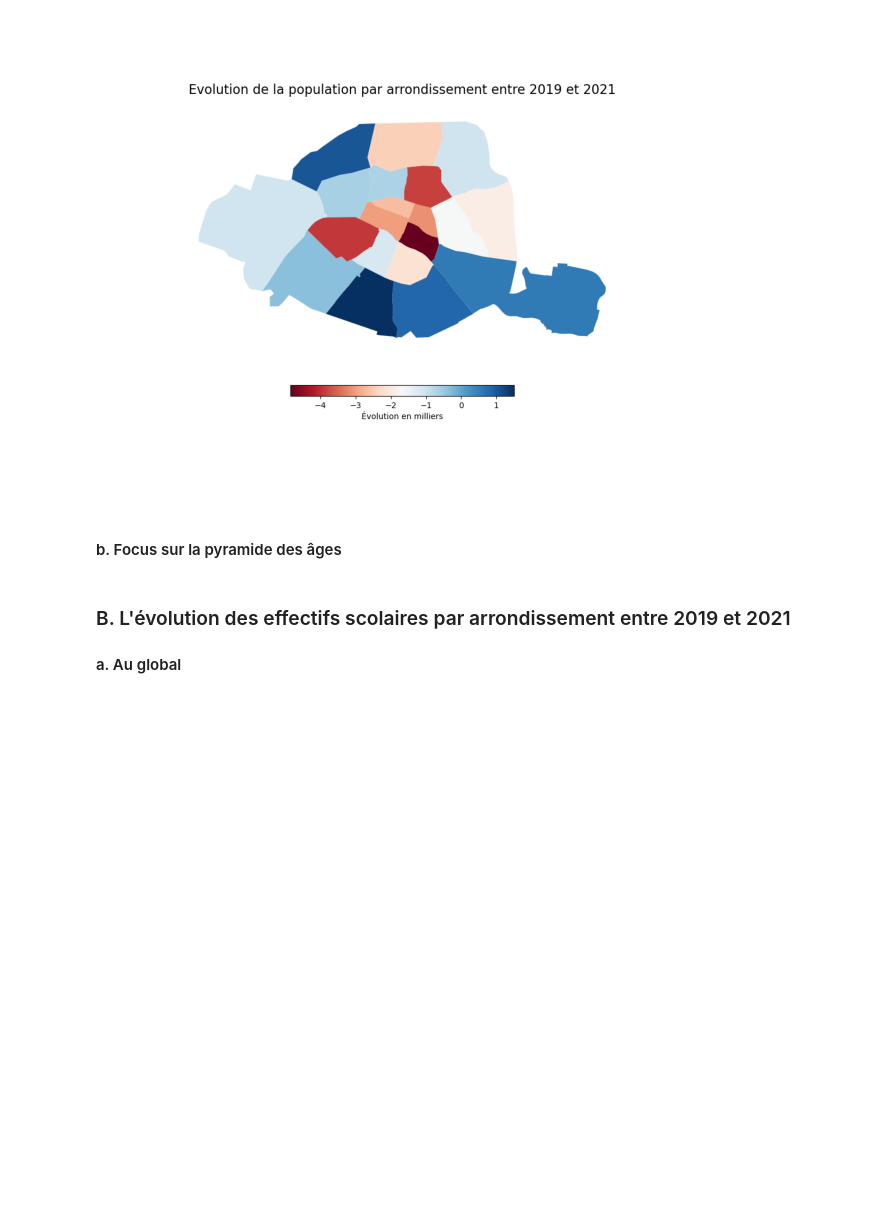
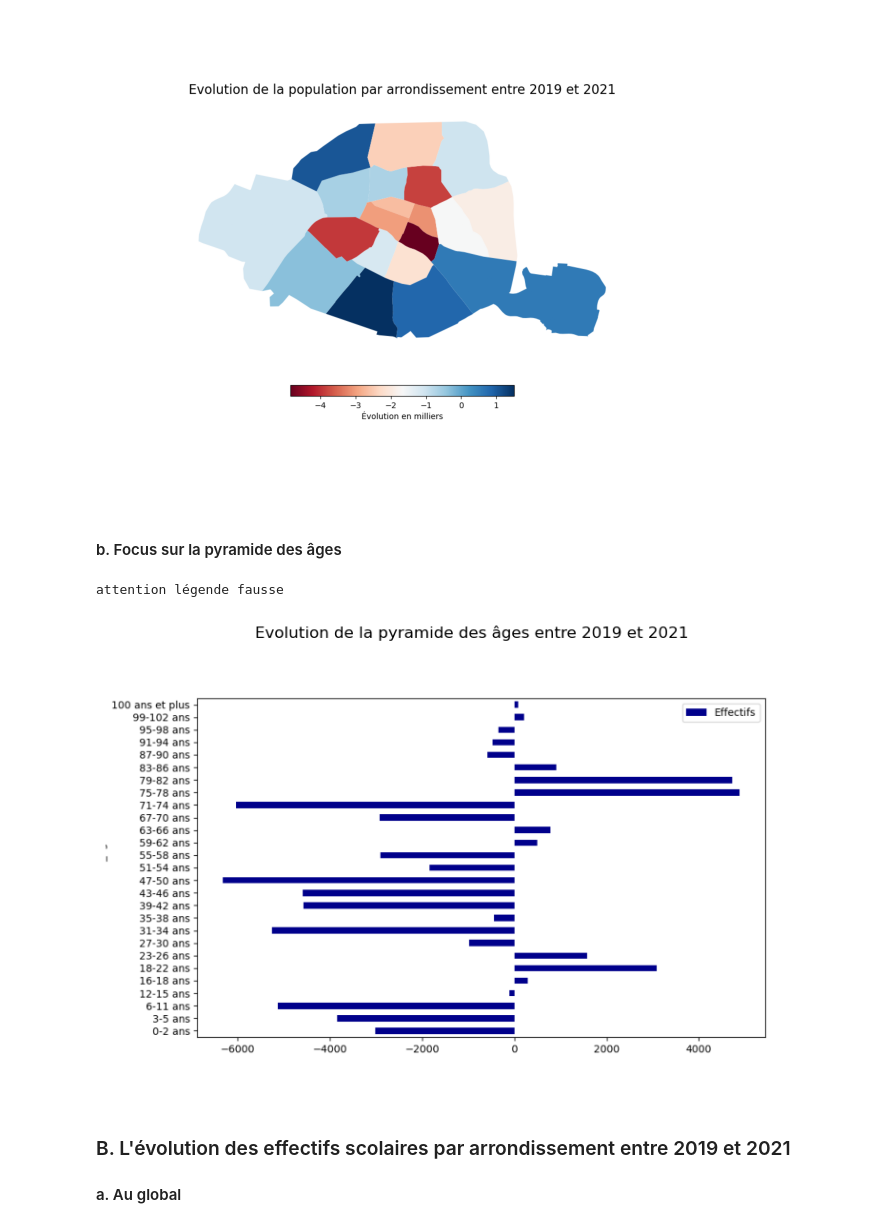
Before and after one commit to Amandine701/Projet-Python-evolution-des-ecoles-par-arrondissement-dans-Paris-entre-2019-et-2022, a Jupyter notebook: rapport.ipynb, the cells around one changed output. Drawn from its saved outputs; the diff is of its cells as text; code cells hidden in the pictures; blank space fills up the shorter version.

```diff
--- a/rapport.ipynb
+++ b/rapport.ipynb
@@ -167,6 +172,15 @@ print("attention légende fausse")
 # %% [markdown]
 
 #### b. Focus sur la pyramide des âges
+# %%
+plt.figure(figsize=(10, 6))
+plt.imshow(mpimg.imread("graphs/Pyramide_Paris_ecart1921.png"))
+plt.title("Evolution de la pyramide des âges entre 2019 et 2021")
+plt.axis("off")
+print("attention légende fausse")
+# %% [output]
+attention légende fausse
+[figure, added]
 # %% [markdown]
 ### B. L'évolution des effectifs scolaires par arrondissement entre 2019 et 2021
 #### a. Au global
```
Also changed, not shown: parts of 5 cells of this notebook, 1 other file.
